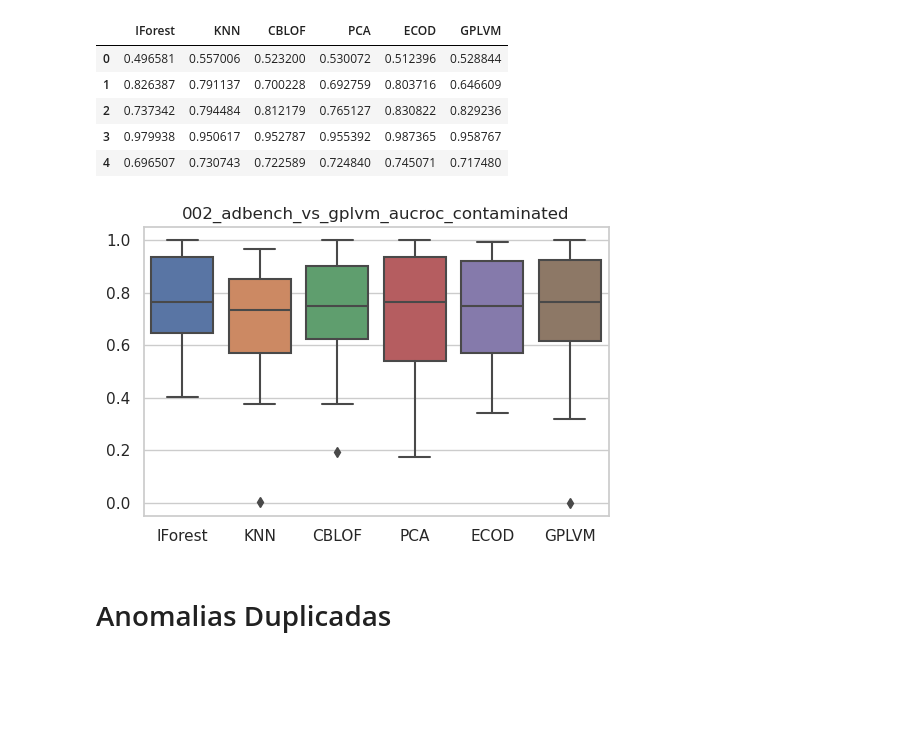
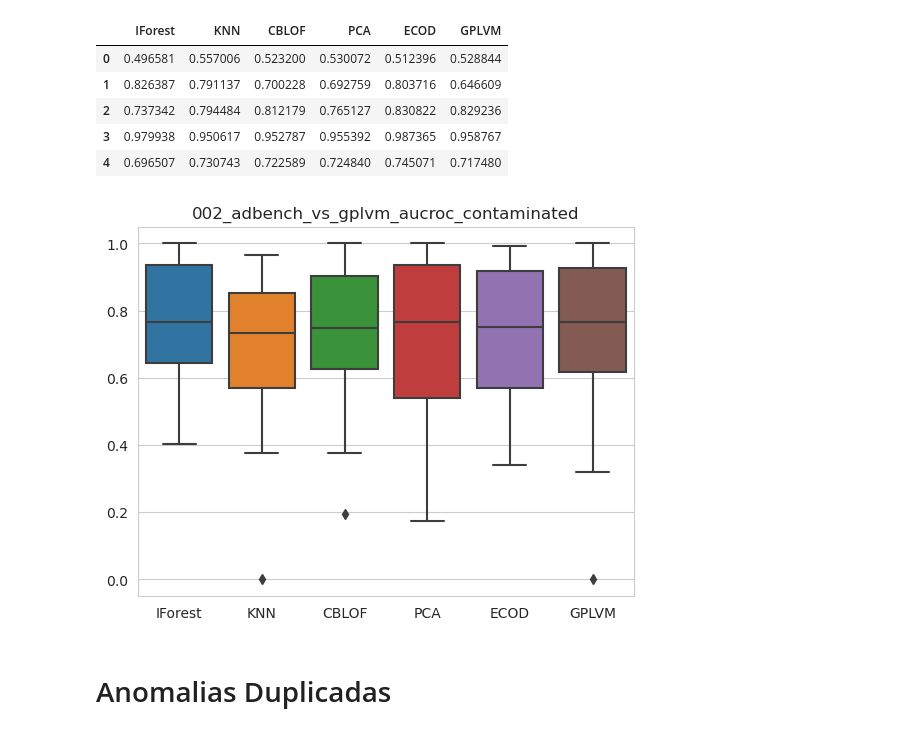
Before and after one commit to davinavarro/OE-GPLVM, a Jupyter notebook: 13_results_analysis.ipynb, the cells around one changed output. Saved outputs shown, nothing was run; the diff lists cells and outputs as text; code cells hidden in the pictures; blank space fills up the shorter version.

```diff
--- a/13_results_analysis.ipynb
+++ b/13_results_analysis.ipynb
@@ -17,7 +17,7 @@ import pandas as pd
 import numpy as np
 from scipy.stats import spearmanr, pearsonr
 
-sns.set_theme(rc={"figure.dpi": 100, "figure.figsize": (6, 3.75)})
+#sns.set_theme(rc={"figure.dpi": 100, "figure.figsize": (6, 3.75)})
 utils = Utils()
 import time
 # %% [output]
@@ -39,13 +39,13 @@ df.head(5)
 # %%
 sns.set_style("whitegrid")
 s = sns.boxplot(data=df)
 s.set_title("002_adbench_vs_gplvm_aucroc_contaminated")
 None
-# plt.savefig(
-#    "experiments/complete/adbench/standard/002_adbench_vs_gplvm_aucroc_normal.jpg"
-# )
+plt.savefig(
+    "experiments/complete/adbench/standard/002_adbench_vs_gplvm_aucroc_contaminated.png"
+)
 # %% [output]
-[figure, old version]
+[figure, new version]
 # %%
 base = "experiments/complete/adbench/duplicate_anomalies/"
 
```
Also changed, not shown: parts of 1 cell of this notebook, 28 other files.
